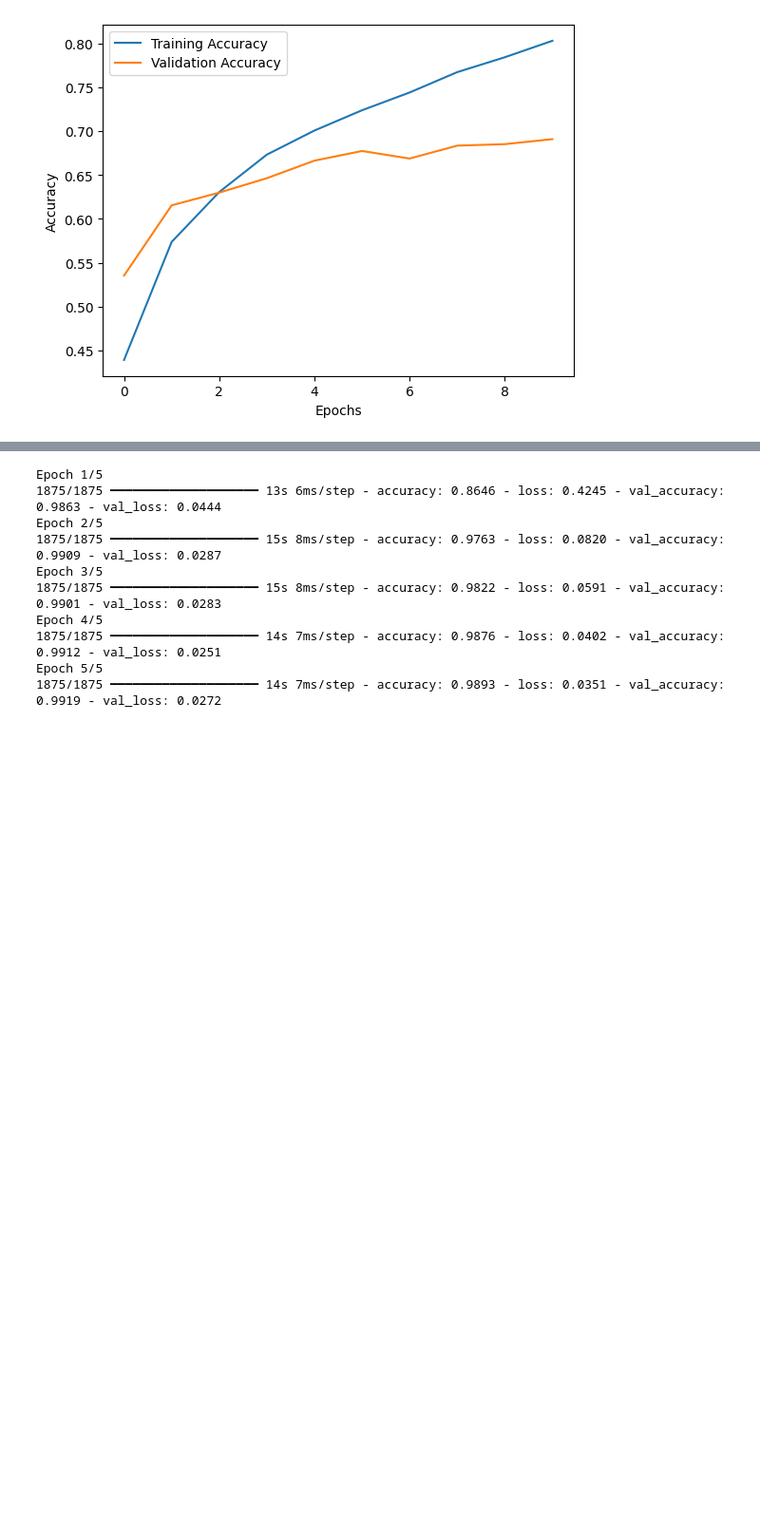
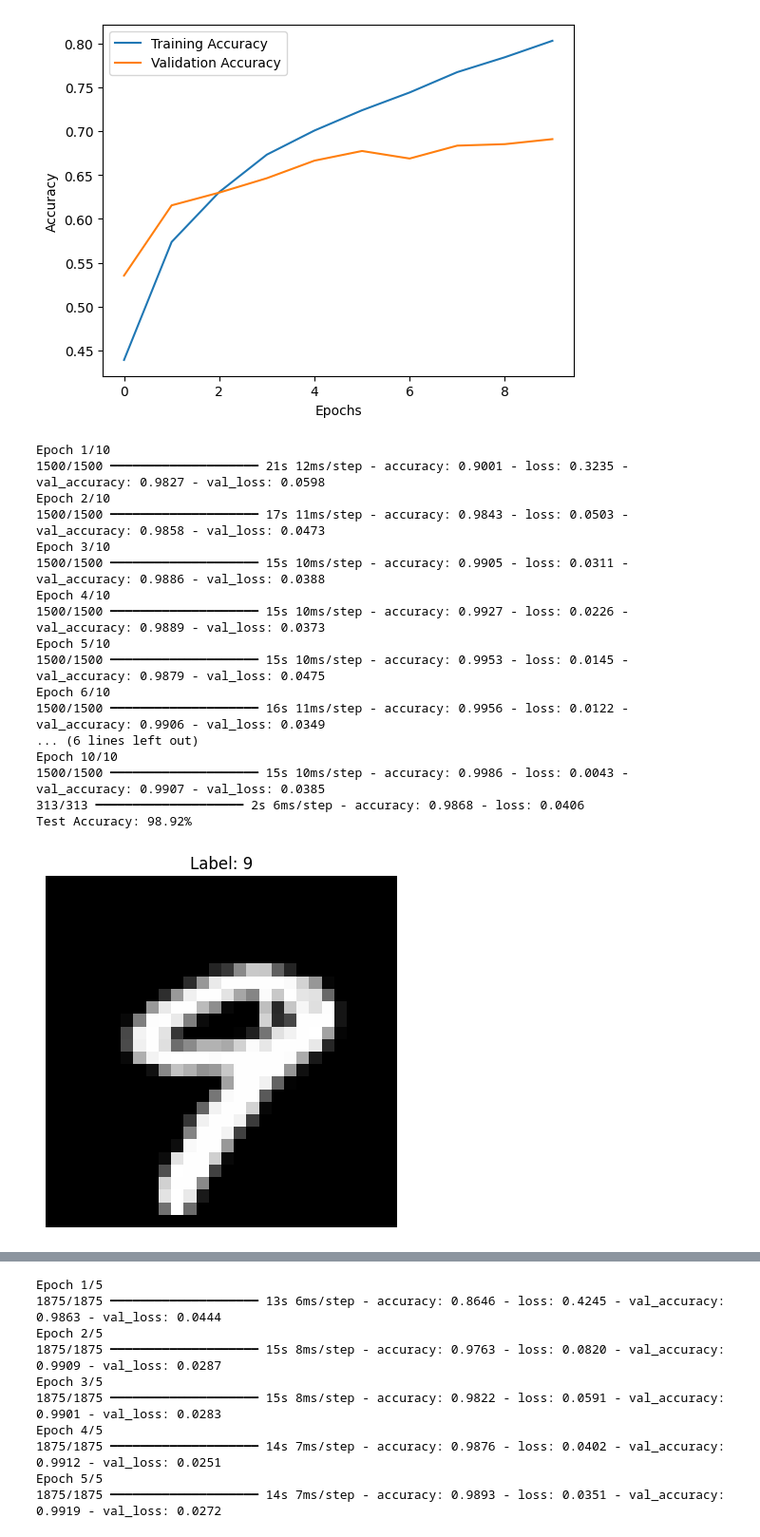
Before and after one commit to siddharthramagiri/Labs, a Jupyter notebook: DL/Lab.ipynb, the cells around one changed output, grey strips where cells are left out. Shown at 95% size. Saved outputs shown, nothing was run; the diff lists cells and outputs as text; code cells hidden in the pictures; blank space fills up the shorter version.

```diff
--- a/DL/Lab.ipynb
+++ b/DL/Lab.ipynb
@@ -450,3 +450,67 @@ Epoch 10/10
 313/313 ━━━━━━━━━━━━━━━━━━━━ 1s 5ms/step - accuracy: 0.6895 - loss: 0.9551
 Test Accuracy: 68.65%
 [figure]
+# %%
+# 8. Implement a CNN Model for Handwritten Digit Recognition Using MNIST
+# Task:
+# • Train a CNN model to classify handwritten digits (0-9) from MNIST.
+# • Use multiple convolutional layers with ReLU activation.
+# • Evaluate the model on the test set.
+# •  Display random handwritten digit samples from MNIST.
+# • Plot confusion matrix to analyze classification performance.
+
+import numpy as np
+import matplotlib.pyplot as plt
+from tensorflow.keras.models import Sequential
+from tensorflow.keras.layers import Conv2D, MaxPooling2D, Flatten, Dense
+from tensorflow.keras.datasets import mnist
+from sklearn.metrics import confusion_matrix, ConfusionMatrixDisplay
+
+(x_train, y_train), (x_test, y_test) = mnist.load_data()
+x_train = x_train.reshape(x_train.shape[0], 28, 28, 1) / 255.0
+x_test = x_test.reshape(x_test.shape[0], 28, 28, 1) / 255.0
+model = Sequential([
+    Conv2D(32, (3, 3), activation='relu', input_shape=(28, 28, 1)),
+    MaxPooling2D((2, 2)),
+    Conv2D(64, (3, 3), activation='relu'),
+    MaxPooling2D((2, 2)),
+    Flatten(),
+    Dense(128, activation='relu'),
+    Dense(10, activation='softmax')
+])
+model.compile(optimizer='adam', loss='sparse_categorical_crossentropy', metrics=['accuracy'])
+model.fit(x_train, y_train, validation_split=0.2, epochs=10, batch_size=32)
+loss, accuracy = model.evaluate(x_test, y_test)
+print(f"Test Accuracy: {accuracy * 100:.2f}%")
+
+random_sample = x_test[9]
+random_label = y_test[9]
+plt.imshow(random_sample, cmap='gray')
+plt.title(f"Label: {random_label}")
+plt.axis('off')
+plt.show()
+y_pred = np.argmax(model.predict(x_test), axis=1)
+cm = confusion_matrix(y_test, y_pred)
+disp = ConfusionMatrixDisplay(confusion_matrix=cm, display_labels=range(10))
+disp.plot(cmap='viridis')
+plt.title("Confusion Matrix")
+plt.show()
+# %% [output]
+Epoch 1/10
+1500/1500 ━━━━━━━━━━━━━━━━━━━━ 21s 12ms/step - accuracy: 0.9001 - loss: 0.3235 - val_accuracy: 0.9827 - val_loss: 0.0598
+Epoch 2/10
+1500/1500 ━━━━━━━━━━━━━━━━━━━━ 17s 11ms/step - accuracy: 0.9843 - loss: 0.0503 - val_accuracy: 0.9858 - val_loss: 0.0473
+Epoch 3/10
+1500/1500 ━━━━━━━━━━━━━━━━━━━━ 15s 10ms/step - accuracy: 0.9905 - loss: 0.0311 - val_accuracy: 0.9886 - val_loss: 0.0388
+Epoch 4/10
+1500/1500 ━━━━━━━━━━━━━━━━━━━━ 15s 10ms/step - accuracy: 0.9927 - loss: 0.0226 - val_accuracy: 0.9889 - val_loss: 0.0373
+Epoch 5/10
+1500/1500 ━━━━━━━━━━━━━━━━━━━━ 15s 10ms/step - accuracy: 0.9953 - loss: 0.0145 - val_accuracy: 0.9879 - val_loss: 0.0475
+Epoch 6/10
+1500/1500 ━━━━━━━━━━━━━━━━━━━━ 16s 11ms/step - accuracy: 0.9956 - loss: 0.0122 - val_accuracy: 0.9906 - val_loss: 0.0349
+... (6 lines left out)
+Epoch 10/10
+1500/1500 ━━━━━━━━━━━━━━━━━━━━ 15s 10ms/step - accuracy: 0.9986 - loss: 0.0043 - val_accuracy: 0.9907 - val_loss: 0.0385
+313/313 ━━━━━━━━━━━━━━━━━━━━ 2s 6ms/step - accuracy: 0.9868 - loss: 0.0406
+Test Accuracy: 98.92%
+[figure, added]
```
Also changed, not shown: parts of 2 cells of this notebook.
